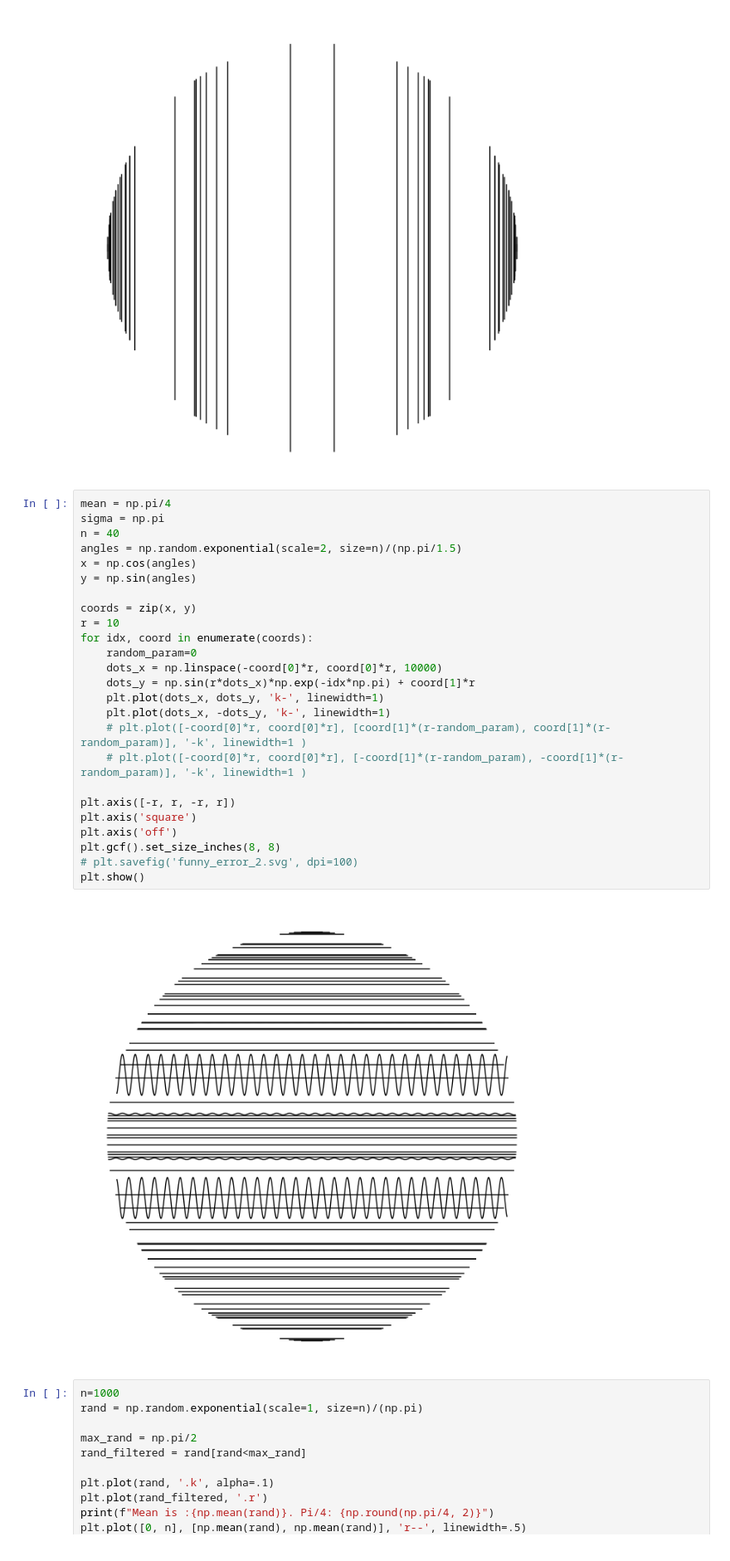
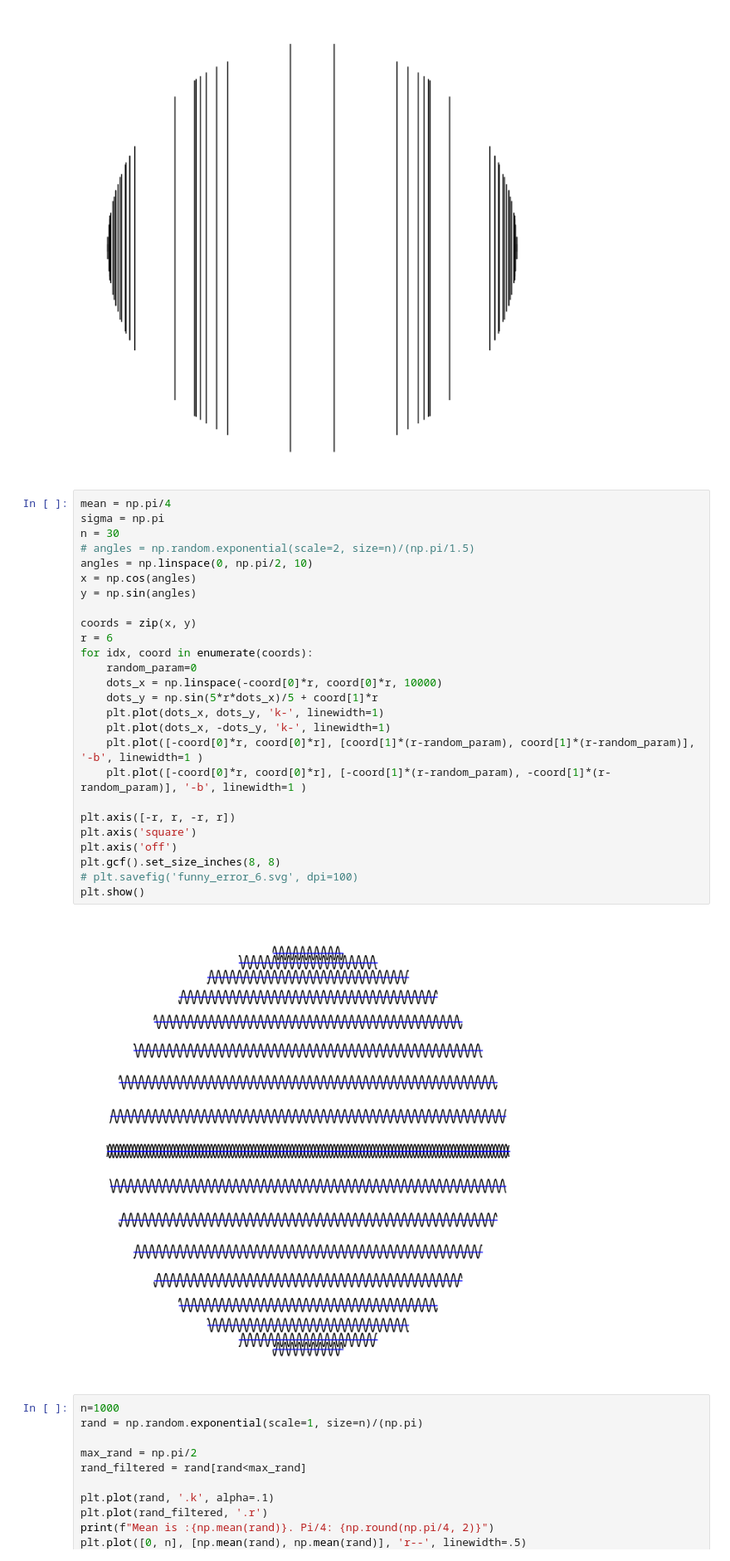
Before and after one commit to viktor-kertanov/master-math, a Jupyter notebook: self_exercises/reverse_engineering/circle_distro/circle_distro.ipynb, the cells around one changed output. Shown at 83% size. Cells and saved outputs as stored; diff of their text form.

```diff
--- a/self_exercises/reverse_engineering/circle_distro/circle_distro.ipynb
+++ b/self_exercises/reverse_engineering/circle_distro/circle_distro.ipynb
@@ -112,30 +112,31 @@ plt.show()
 # %%
 mean = np.pi/4
 sigma = np.pi
-n = 40
-angles = np.random.exponential(scale=2, size=n)/(np.pi/1.5)
+n = 30
+# angles = np.random.exponential(scale=2, size=n)/(np.pi/1.5)
+angles = np.linspace(0, np.pi/2, 10)
 x = np.cos(angles)
 y = np.sin(angles)
 
 coords = zip(x, y)
-r = 10
+r = 6
 for idx, coord in enumerate(coords):
     random_param=0
     dots_x = np.linspace(-coord[0]*r, coord[0]*r, 10000)
-    dots_y = np.sin(r*dots_x)*np.exp(-idx*np.pi) + coord[1]*r
+    dots_y = np.sin(5*r*dots_x)/5 + coord[1]*r
     plt.plot(dots_x, dots_y, 'k-', linewidth=1)
     plt.plot(dots_x, -dots_y, 'k-', linewidth=1)
-    # plt.plot([-coord[0]*r, coord[0]*r], [coord[1]*(r-random_param), coord[1]*(r-random_param)], '-k', linewidth=1 )
-    # plt.plot([-coord[0]*r, coord[0]*r], [-coord[1]*(r-random_param), -coord[1]*(r-random_param)], '-k', linewidth=1 )
+    plt.plot([-coord[0]*r, coord[0]*r], [coord[1]*(r-random_param), coord[1]*(r-random_param)], '-b', linewidth=1 )
+    plt.plot([-coord[0]*r, coord[0]*r], [-coord[1]*(r-random_param), -coord[1]*(r-random_param)], '-b', linewidth=1 )
 
 plt.axis([-r, r, -r, r])
 plt.axis('square')
 plt.axis('off')
 plt.gcf().set_size_inches(8, 8)
-# plt.savefig('funny_error_2.svg', dpi=100)
+# plt.savefig('funny_error_6.svg', dpi=100)
 plt.show()
 # %% [output]
-[figure, old version]
+[figure, new version]
 # %%
 n=1000
 rand = np.random.exponential(scale=1, size=n)/(np.pi)
```
Also changed, not shown: parts of 9 cells of this notebook.
